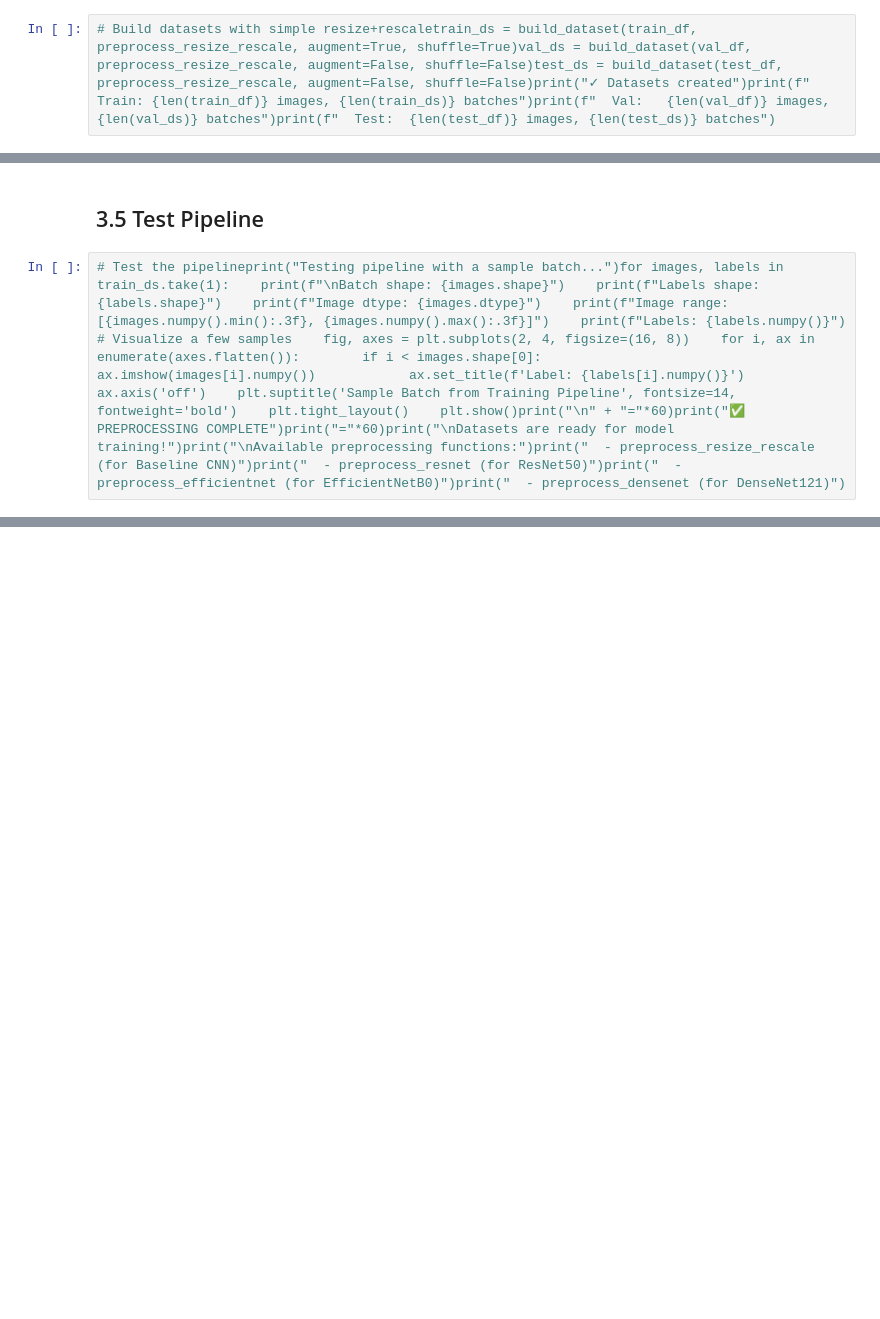
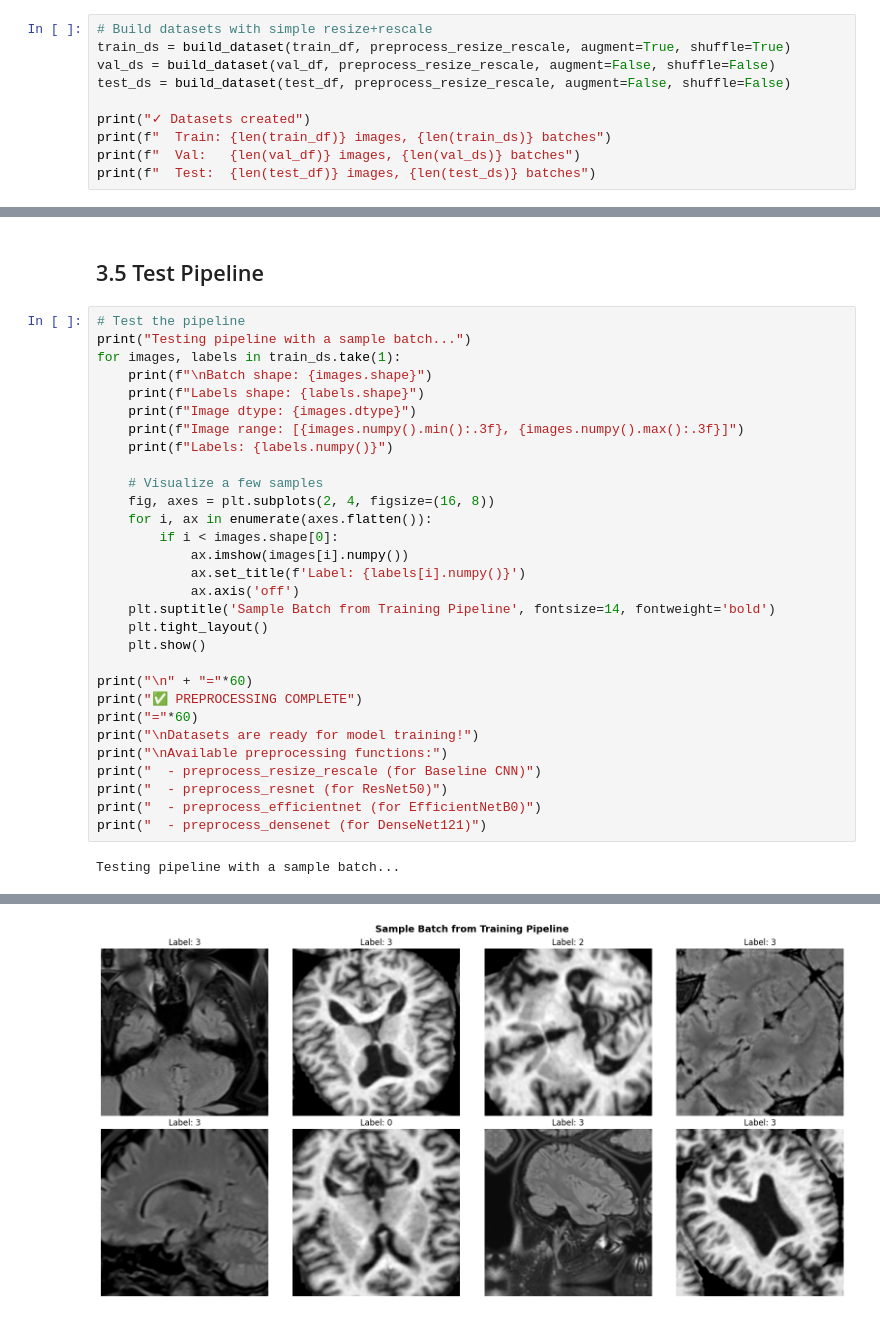
Before and after one commit to amitabh-7t/AD, a Jupyter notebook: notebooks/03_preprocessing.ipynb, the cells around one changed output, grey strips where cells are left out. Drawn from its saved outputs; the diff is of its cells as text; blank space fills up the shorter version.

```diff
--- a/notebooks/03_preprocessing.ipynb
+++ b/notebooks/03_preprocessing.ipynb
@@ -17,4 +133,12 @@ def build_dataset(dataframe, preprocess_fn, augment=False, shuffle=True, batch_s
 # %% [markdown]
 ## 3.4 Create Datasets (Basic Preprocessing)
 # %%
-# Build datasets with simple resize+rescaletrain_ds = build_dataset(train_df, preprocess_resize_rescale, augment=True, shuffle=True)val_ds = build_dataset(val_df, preprocess_resize_rescale, augment=False, shuffle=False)test_ds = build_dataset(test_df, preprocess_resize_rescale, augment=False, shuffle=False)print("✓ Datasets created")print(f"  Train: {len(train_df)} images, {len(train_ds)} batches")print(f"  Val:   {len(val_df)} images, {len(val_ds)} batches")print(f"  Test:  {len(test_df)} images, {len(test_ds)} batches")
+# Build datasets with simple resize+rescale
+train_ds = build_dataset(train_df, preprocess_resize_rescale, augment=True, shuffle=True)
+val_ds = build_dataset(val_df, preprocess_resize_rescale, augment=False, shuffle=False)
+test_ds = build_dataset(test_df, preprocess_resize_rescale, augment=False, shuffle=False)
+
+print("✓ Datasets created")
+print(f"  Train: {len(train_df)} images, {len(train_ds)} batches")
+print(f"  Val:   {len(val_df)} images, {len(val_ds)} batches")
+print(f"  Test:  {len(test_df)} images, {len(test_ds)} batches")
@@ -21,4 +150,34 @@ def build_dataset(dataframe, preprocess_fn, augment=False, shuffle=True, batch_s
 # %% [markdown]
 ## 3.5 Test Pipeline
 # %%
-# Test the pipelineprint("Testing pipeline with a sample batch...")for images, labels in train_ds.take(1):    print(f"\nBatch shape: {images.shape}")    print(f"Labels shape: {labels.shape}")    print(f"Image dtype: {images.dtype}")    print(f"Image range: [{images.numpy().min():.3f}, {images.numpy().max():.3f}]")    print(f"Labels: {labels.numpy()}")        # Visualize a few samples    fig, axes = plt.subplots(2, 4, figsize=(16, 8))    for i, ax in enumerate(axes.flatten()):        if i < images.shape[0]:            ax.imshow(images[i].numpy())            ax.set_title(f'Label: {labels[i].numpy()}')            ax.axis('off')    plt.suptitle('Sample Batch from Training Pipeline', fontsize=14, fontweight='bold')    plt.tight_layout()    plt.show()print("\n" + "="*60)print("✅ PREPROCESSING COMPLETE")print("="*60)print("\nDatasets are ready for model training!")print("\nAvailable preprocessing functions:")print("  - preprocess_resize_rescale (for Baseline CNN)")print("  - preprocess_resnet (for ResNet50)")print("  - preprocess_efficientnet (for EfficientNetB0)")print("  - preprocess_densenet (for DenseNet121)")
+# Test the pipeline
+print("Testing pipeline with a sample batch...")
+for images, labels in train_ds.take(1):
+    print(f"\nBatch shape: {images.shape}")
+    print(f"Labels shape: {labels.shape}")
+    print(f"Image dtype: {images.dtype}")
+    print(f"Image range: [{images.numpy().min():.3f}, {images.numpy().max():.3f}]")
+    print(f"Labels: {labels.numpy()}")
+
+    # Visualize a few samples
+    fig, axes = plt.subplots(2, 4, figsize=(16, 8))
+    for i, ax in enumerate(axes.flatten()):
+        if i < images.shape[0]:
+            ax.imshow(images[i].numpy())
+            ax.set_title(f'Label: {labels[i].numpy()}')
+            ax.axis('off')
+    plt.suptitle('Sample Batch from Training Pipeline', fontsize=14, fontweight='bold')
+    plt.tight_layout()
+    plt.show()
+
+print("\n" + "="*60)
+print("✅ PREPROCESSING COMPLETE")
+print("="*60)
+print("\nDatasets are ready for model training!")
+print("\nAvailable preprocessing functions:")
+print("  - preprocess_resize_rescale (for Baseline CNN)")
+print("  - preprocess_resnet (for ResNet50)")
+print("  - preprocess_efficientnet (for EfficientNetB0)")
+print("  - preprocess_densenet (for DenseNet121)")
+# %% [output]
+Testing pipeline with a sample batch...
@@ -24,0 +196 @@ def build_dataset(dataframe, preprocess_fn, augment=False, shuffle=True, batch_s
+[figure, added]
```
Also changed, not shown: parts of 6 cells of this notebook, 3 other files.
